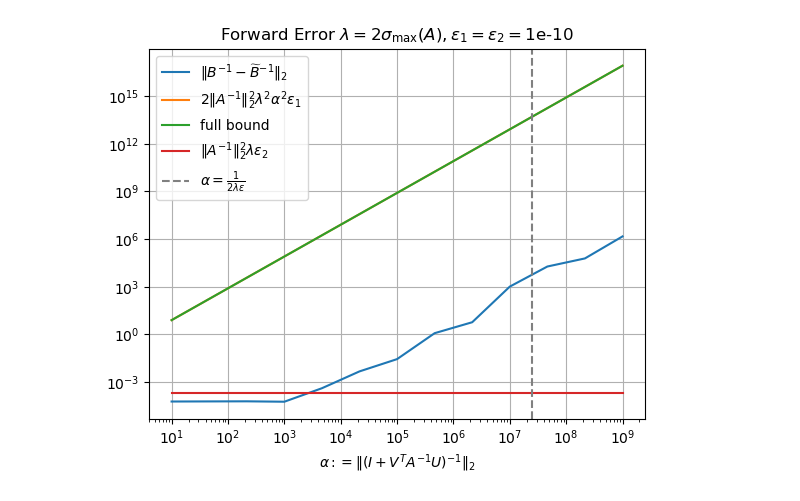
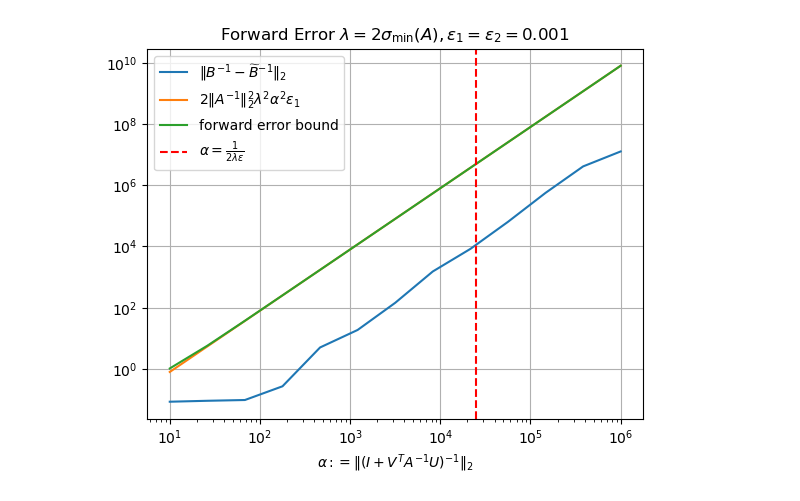
Before and after one commit to LinkaiMa/SMW, a Jupyter notebook: diagonal_forward.ipynb, the cells around one changed output. Cells and saved outputs as stored; diff of their text form; code cells hidden in the pictures.

Commit message:
update diagonal experiments

```diff
--- a/diagonal_forward.ipynb
+++ b/diagonal_forward.ipynb
@@ -23,28 +23,23 @@ def compute_SMW(n,k,A,B,U,V,lamda,e1,e2,rand_seed=1):
     # B_inv_A_norm = norm(B_inv@A,ord=2)
     # full_bound = e1 + ((A_inv_norm + e1)**2)*lamda*e2+ 2*(A_inv_norm+e1)**2 * lamda**2 * alpha**2 * e1 + (2*A_inv_norm+e1)*lamda*alpha*e1
     full_bound = e1 + e1*lamda*(2*A_inv_norm+e1)*alpha + lamda*(A_inv_norm+e1)**2 *(e2+2*e1*lamda*alpha**2)
-    return error,bound,full_bound,e2*lamda*A_inv_norm**2
+    return error,bound,full_bound#,e2*lamda*A_inv_norm**2
 # %%
+small_update = True
 n = 500
 k = 20
-epsilon = 1e-10
+epsilon = 1e-3 if small_update else 1e-10
 num_experiments =2
-# S_A = [1/i**(1/2) for i in range(1,n+1)]
 S_A = np.logspace(2, -2, n)
-# S_A[-k] = S_A[-1]/10
-# S_A = [1/i for i in range(1,n+1)] # [100]*10+[100/i for i in range(1,n+1-20)]+[0.01]*10
-# A = np.diag(S_A)
 sigma_max, sigma_min = np.max(S_A), np.min(S_A)
-lamda = 2 * sigma_max
+lamda = 2*sigma_min if small_update else 2 * sigma_max
 index_list = list(range(int(n / 4), int(n * 3 / 4), 20))
 
-# Declare output arrays (using "alphas" instead of "betas")
-# alphas = np.zeros(len(index_list), dtype=float)
-alphas = np.logspace(1,9,len(index_list))
+alphas = np.logspace(1,6,len(index_list)) if small_update else np.logspace(1,9,len(index_list))
 errors = np.zeros(len(alphas), dtype=float)
 bounds = np.zeros(len(alphas), dtype=float)
 full_bounds = np.zeros(len(alphas), dtype=float)
-first_terms = np.zeros(len(alphas), dtype=float)
+# first_terms = np.zeros(len(alphas), dtype=float)
 # A = np.diag(S_A)
 U_A,_ = qr(np.random.randn(n,n))
 V_A,_ = qr(np.random.randn(n,n))
@@ -56,7 +51,7 @@ for i, index in enumerate(index_list):
     error_total = 0.0
     bound_total = 0.0
     full_bound_total = 0.0
-    first_term_total = 0.0
+    # first_term_total = 0.0
     U = U_A@Q
     S_diag = np.zeros(n)
     S_diag[-k] = lamda
@@ -71,29 +66,29 @@ for i, index in enumerate(index_list):
     assert abs(alpha-norm(inv(np.eye(k)+V.T@inv(A)@U),ord=2))/alpha< 1e-3
     assert abs(lamda-norm(U,ord=2)*norm(V,ord=2))/lamda<1e-3
     for experiment in range(num_experiments):
-        err, b, fb, ft = compute_SMW(n, k, A, B, U, V, lamda, epsilon, epsilon)
+        err, b, fb = compute_SMW(n, k, A, B, U, V, lamda, epsilon, epsilon)
         error_total += err
         bound_total += b
         full_bound_total += fb
-        first_term_total += ft
+        # first_term_total += ft
 
     # Store the average values over the experiments
     errors[i] = error_total / num_experiments
     bounds[i] = bound_total / num_experiments
     full_bounds[i] = full_bound_total / num_experiments
-    first_terms[i] = first_term_total / num_experiments
-
-# Plotting
-plt.loglog(alphas, errors, label=r'$\|B^{-1}-\widetilde{B}^{-1}\|_2$')
-plt.loglog(alphas, bounds, label=r'$ 2 \|  A^{-1 }\|_2^2 \lambda^2 \alpha^2 \epsilon_1$')
-plt.loglog(alphas, full_bounds, label='full bound')
-plt.loglog(alphas, first_terms, label=r'$\|  A^{-1 }\|_2^2 \lambda \epsilon_2$')
-plt.xlabel(r'$\alpha := \|\left(I + V^T A^{-1} U\right)^{-1}\|_{2}$')
-x_value = 1 / (2 * lamda * epsilon)
-plt.axvline(x=x_value, color='gray', linestyle='--', label=r'$\alpha = \frac{1}{2 \lambda \epsilon}$')
-plt.title("Forward Error "+r'$\lambda = 2\sigma_{\max}(A), \epsilon_1 = \epsilon_2 = $'+str(epsilon))
-plt.legend()
-plt.grid()
-plt.savefig("diagonal_experiments/diagonal_forward_error_lambda_2_sigma_max_A_epsilon_1_2_1e-10.png")
+    # first_terms[i] = first_term_total / num_experiments
-# %% [output]
-[figure, removed]
+# %%
+# Plotting
+plt.loglog(alphas, errors, label=r'$\|B^{-1}-\widetilde{B}^{-1}\|_2$')
+plt.loglog(alphas, bounds, label=r'$ 2 \|  A^{-1 }\|_2^2 \lambda^2 \alpha^2 \epsilon_1$')
+plt.loglog(alphas, full_bounds, label='forward error bound')
+# plt.loglog(alphas, first_terms, label=r'$\|  A^{-1 }\|_2^2 \lambda \epsilon_2$')
+plt.xlabel(r'$\alpha := \|\left(I + V^T A^{-1} U\right)^{-1}\|_{2}$')
+x_value = 1 / (2 * lamda * epsilon)
+plt.axvline(x=x_value, color='red', ls='--', label=r'$\alpha = \frac{1}{2 \lambda \epsilon}$')
+plt.title("Forward Error "+(r'$\lambda = 2\sigma_{\min}(A), \epsilon_1 = \epsilon_2 = $' if small_update else r'$\lambda = 2\sigma_{\max}(A), \epsilon_1 = \epsilon_2 = $')+str(epsilon))
+plt.legend()
+plt.grid()
+plt.savefig("diagonal_experiments/diagonal_forward_error_small_update.png" if small_update else "diagonal_experiments/diagonal_forward_error_large_update.png")
+# %% [output]
+[figure, added]
```
Also changed, not shown: 12 other files.
